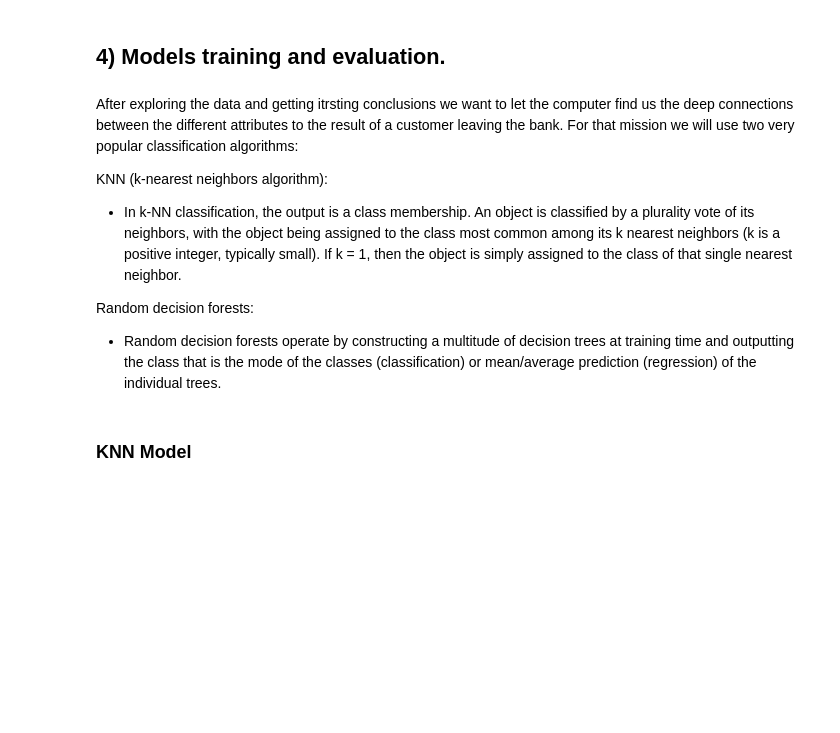
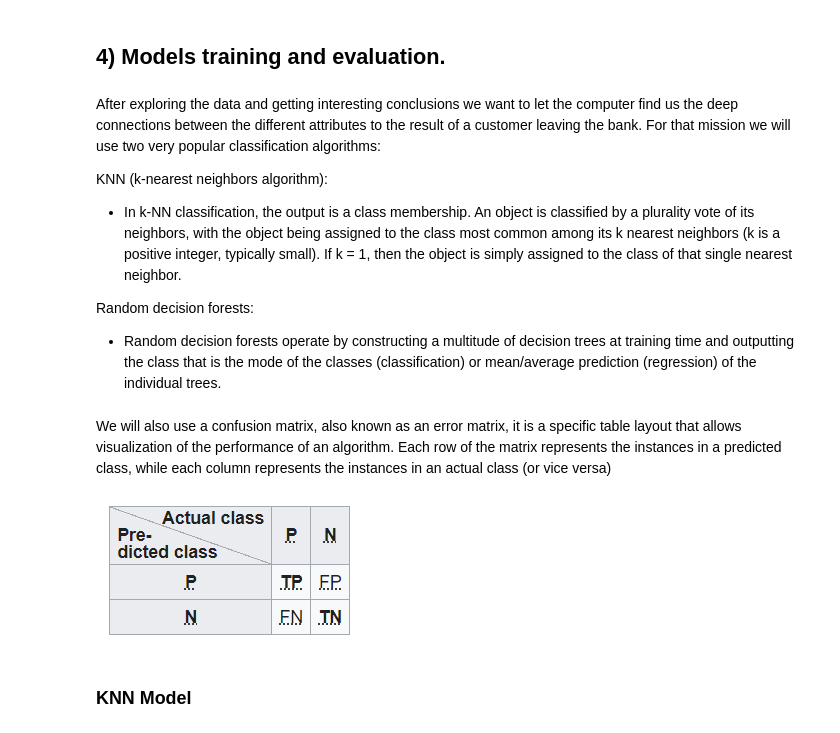
Before and after one commit to eelior/introduction-to-data-science-final-project, a Jupyter notebook: Bank Churn Model.ipynb, the cells around one changed output. Cells and saved outputs as stored; diff of their text form; code cells hidden in the pictures; blank space fills up the shorter version.

```diff
--- a/Bank Churn Model.ipynb
+++ b/Bank Churn Model.ipynb
@@ -482,7 +485,7 @@ y_test shape:  (2000,)
 # %% [markdown]
 ## 4) Models training and evaluation.
 # %% [markdown]
-After exploring the data and getting itrsting conclusions we want to let the computer find us the deep connections between the different attributes to the result of a customer leaving the bank.
+After exploring the data and getting interesting conclusions we want to let the computer find us the deep connections between the different attributes to the result of a customer leaving the bank.
 For that mission we will use two very popular classification algorithms:
 
 KNN (k-nearest neighbors algorithm):
@@ -490,6 +493,13 @@ KNN (k-nearest neighbors algorithm):
 
 Random decision forests:
 - Random decision forests operate by constructing a multitude of decision trees at training time and outputting the class that is the mode of the classes (classification) or mean/average prediction (regression) of the individual trees.
+# %% [markdown]
+We will also use a confusion matrix, also known as an error matrix, it is a specific table layout that allows visualization of the performance of an algorithm. Each row of the matrix represents the instances in a predicted class, while each column represents the instances in an actual class (or vice versa)
+# %%
+from IPython import display
+display.Image("images/conf_mat.png")
+# %% [output]
+[figure, added]
 # %%
 # importing classification algorithms and evaluation tools
 from sklearn.neighbors import KNeighborsClassifier
```
Also changed, not shown: parts of 21 cells of this notebook.
